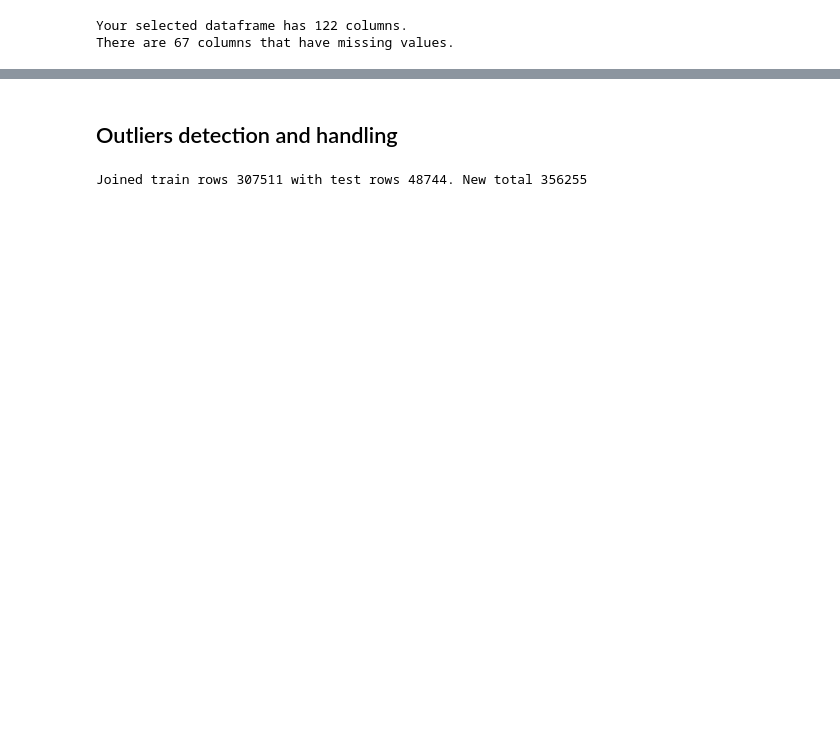
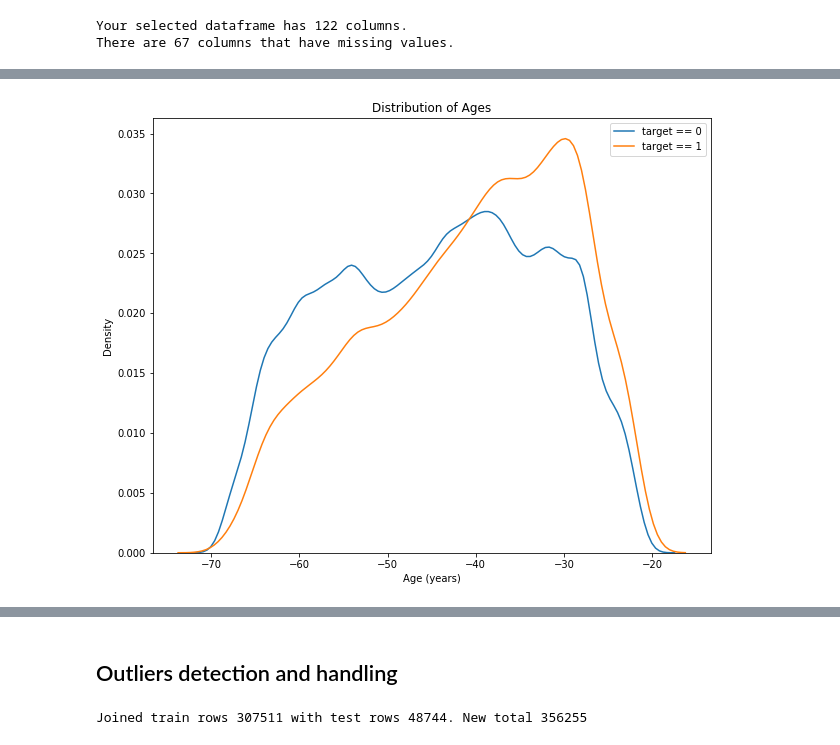
Before and after one commit to MOWaqar/MSc-Project, a Jupyter notebook: JupyterNotebooks/EDA and Data Extraction.ipynb, the cells around one changed output, grey strips where cells are left out. Saved outputs shown, nothing was run; the diff lists cells and outputs as text; code cells hidden in the pictures; blank space fills up the shorter version.

```diff
--- a/JupyterNotebooks/EDA and Data Extraction.ipynb
+++ b/JupyterNotebooks/EDA and Data Extraction.ipynb
@@ -61,7 +62,7 @@ def replace_outliers(df):
     #Replace outlier values with nan
     df['DAYS_EMPLOYED'] = df['DAYS_EMPLOYED'].map(lambda x: x if x <= 0 else np.nan)
     df['REGION_RATING_CLIENT_W_CITY'] = df['REGION_RATING_CLIENT_W_CITY'].map(lambda x: x if x >= 0 else np.nan)
-    df['AMT_INCOME_TOTAL'] = df['AMT_INCOME_TOTAL'].map(lambda x: x if x <= 1e8 else np.nan)
+    df['AMT_INCOME_TOTAL'] = df['AMT_INCOME_TOTAL'].map(lambda x: x if x <= 5e6 else np.nan)
     df['AMT_REQ_CREDIT_BUREAU_QRT'] = df['AMT_REQ_CREDIT_BUREAU_QRT'].map(lambda x: x if x <= 10 else np.nan)
     df['OBS_30_CNT_SOCIAL_CIRCLE'] = df['OBS_30_CNT_SOCIAL_CIRCLE'].map(lambda x: x if x <= 40 else np.nan)
     df['OBS_60_CNT_SOCIAL_CIRCLE'] = df['OBS_60_CNT_SOCIAL_CIRCLE'].map(lambda x: x if x <= 50 else np.nan)
@@ -491,0 +507,12 @@ There are 67 columns that have missing values.
+# %%
+input_df = replace_outliers(input_df)
+# Find correlations with the target and sort
+correlations = input_df.corr()['TARGET'].sort_values()
+correlations = correlations.drop(index='TARGET')
+
+# Display correlations
+print('Most Positive Correlations:\n', correlations.tail(15))
+print('\nMost Negative Correlations:\n', correlations.head(15))
+
+strongest20 = pd.concat([correlations.head(10), correlations.tail(10)] , axis=0)
+strongest20.to_csv(outputFolder + '\\Top20Correlations.csv')
@@ -491,0 +540,15 @@ There are 67 columns that have missing values.
+# %%
+figure = plt.figure(figsize = (10, 8))
+
+# KDE plot of loans that were repaid on time
+sns.kdeplot(input_df.loc[input_df['TARGET'] == 0, 'DAYS_BIRTH'] / 365, label = 'target == 0')
+
+# KDE plot of loans which were not repaid on time
+sns.kdeplot(input_df.loc[input_df['TARGET'] == 1, 'DAYS_BIRTH'] / 365, label = 'target == 1')
+
+# Labeling of plot
+plt.xlabel('Age (years)'); plt.ylabel('Density'); plt.title('Distribution of Ages');
+
+figure.savefig(outputFolder + os.sep + 'Age Distribution-KDE.png', dpi=200, format='png')
+# %% [output]
+[figure, added]
```
Also changed, not shown: parts of 13 cells of this notebook, 20 other files.
